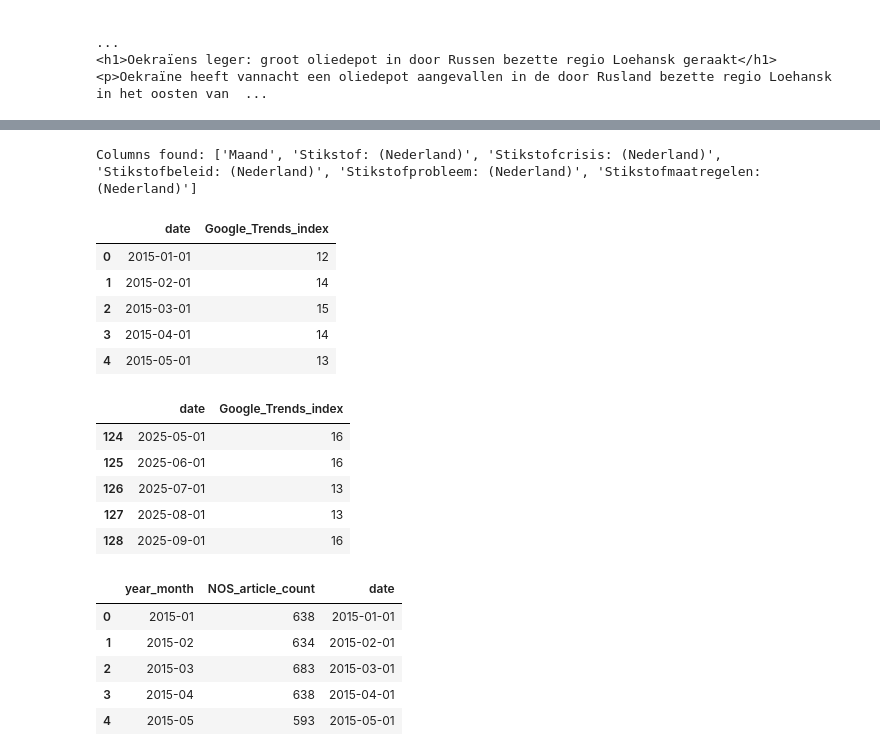
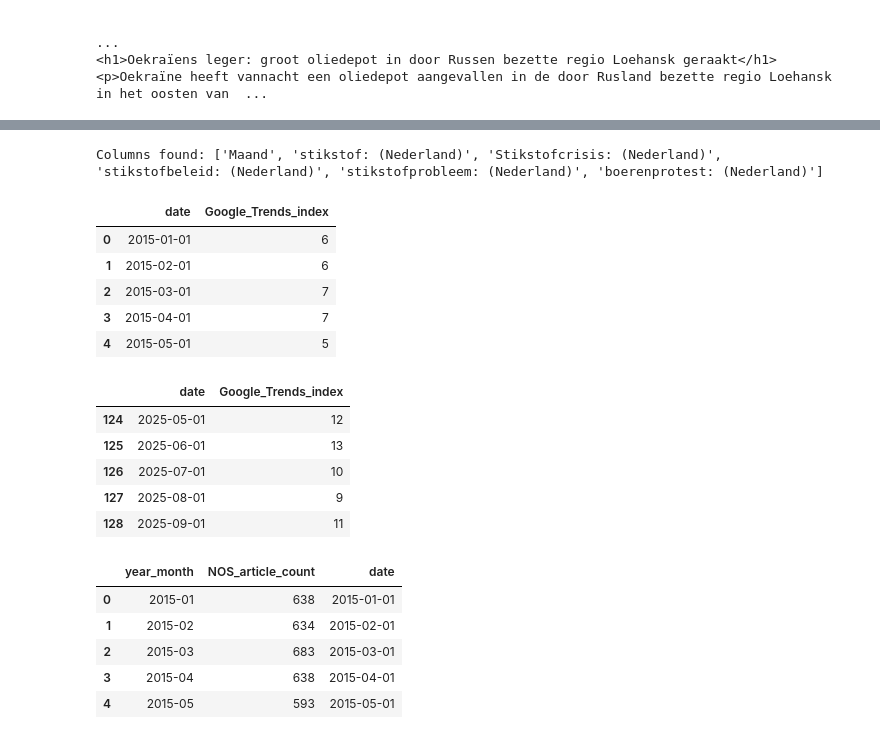
Before and after one commit to pellestam1002/Social_Computing, a Jupyter notebook: data.ipynb, the cells around one changed output, grey strips where cells are left out. Drawn from its saved outputs; the diff is of its cells as text; code cells hidden in the pictures.

```diff
--- a/data.ipynb
+++ b/data.ipynb
@@ -138,51 +131,51 @@ import pandas as pd
 
 # 1) Read the Google Trends export (first row is usually metadata)
 df_trends = pd.read_csv(
-    r"C:\Users\Max van der Slot\Downloads\multiTimeline.csv",
+    r"C:\Users\Max van der Slot\Downloads\multiTimeline2.csv",
     skiprows=1
 )
 
 # 2) Kijk even hoeveel kolommen je hebt
 print("Columns found:", list(df_trends.columns))
 
 # 3) Neem de eerste kolom als datum, en de eerste niet-datum kolom als trends
 date_col = df_trends.columns[0]
 
 # Soms heet die tweede kolom bv. "stikstof: (Netherlands)"
 value_col = df_trends.columns[1]
 
 # 4) Maak een schone trends-df met precies 2 kolommen
 df_trends = df_trends[[date_col, value_col]].copy()
 df_trends = df_trends.rename(columns={date_col: "date", value_col: "Google_Trends_index"})
 
 # 5) Datetime + opschonen
 df_trends["date"] = pd.to_datetime(df_trends["date"], errors="coerce")
 df_trends = df_trends.dropna(subset=["date"])
 
 # 6) (optioneel) Maak index numeric (soms staat er "<1")
 df_trends["Google_Trends_index"] = (
     df_trends["Google_Trends_index"]
     .astype(str)
     .str.replace("<1", "0", regex=False)
 )
 df_trends["Google_Trends_index"] = pd.to_numeric(df_trends["Google_Trends_index"], errors="coerce")
 
 display(df_trends.head())
 display(df_trends.tail())
 # %% [output]
-Columns found: ['Maand', 'Stikstof: (Nederland)', 'Stikstofcrisis: (Nederland)', 'Stikstofbeleid: (Nederland)', 'Stikstofprobleem: (Nederland)', 'Stikstofmaatregelen: (Nederland)']
+Columns found: ['Maand', 'stikstof: (Nederland)', 'Stikstofcrisis: (Nederland)', 'stikstofbeleid: (Nederland)', 'stikstofprobleem: (Nederland)', 'boerenprotest: (Nederland)']
 |  | date | Google_Trends_index |
-| 0 | 2015-01-01 | 12 |
-| 1 | 2015-02-01 | 14 |
-| 2 | 2015-03-01 | 15 |
-| 3 | 2015-04-01 | 14 |
-| 4 | 2015-05-01 | 13 |
+| 0 | 2015-01-01 | 6 |
+| 1 | 2015-02-01 | 6 |
+| 2 | 2015-03-01 | 7 |
+| 3 | 2015-04-01 | 7 |
+| 4 | 2015-05-01 | 5 |
 |  | date | Google_Trends_index |
-| 124 | 2025-05-01 | 16 |
-| 125 | 2025-06-01 | 16 |
-| 126 | 2025-07-01 | 13 |
-| 127 | 2025-08-01 | 13 |
-| 128 | 2025-09-01 | 16 |
+| 124 | 2025-05-01 | 12 |
+| 125 | 2025-06-01 | 13 |
+| 126 | 2025-07-01 | 10 |
+| 127 | 2025-08-01 | 9 |
+| 128 | 2025-09-01 | 11 |
 # %%
 import pandas as pd
 import matplotlib.pyplot as plt
```
Also changed, not shown: parts of 4 cells of this notebook.
